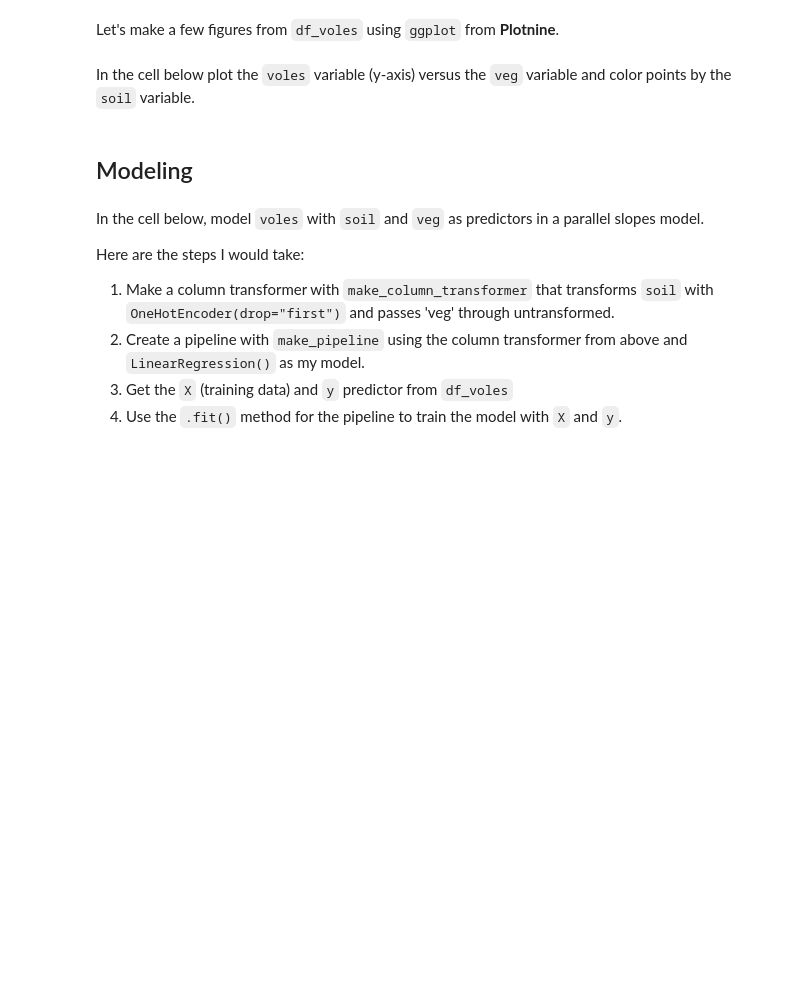
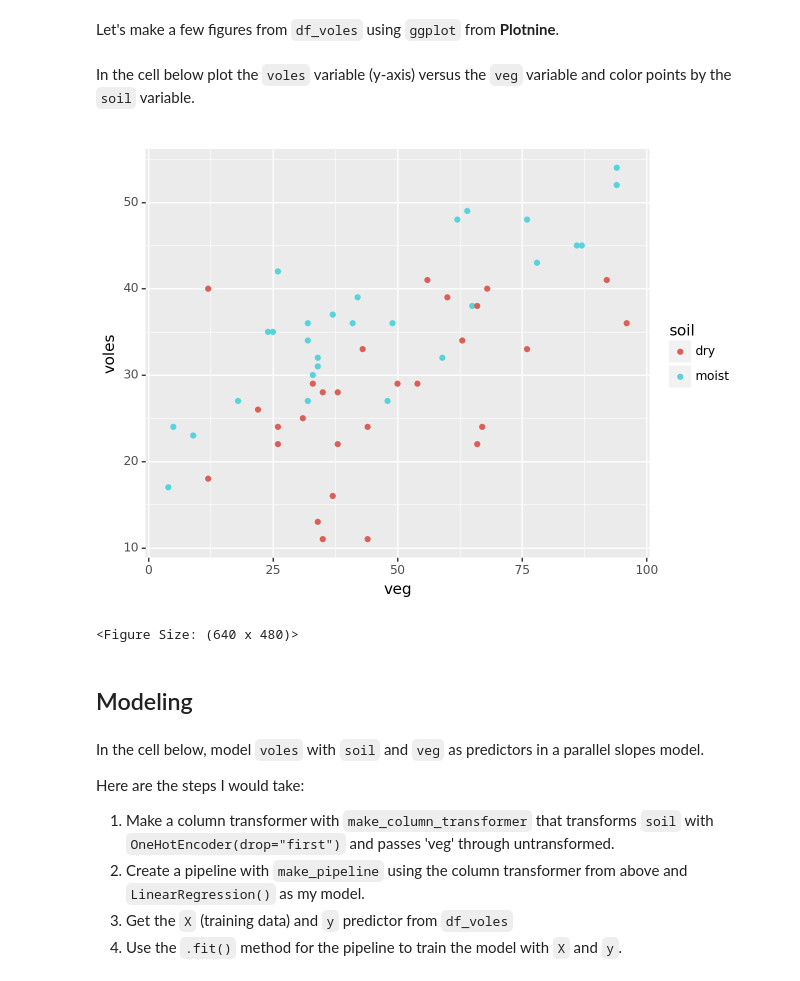
Before and after one commit to UNC-DATA-730/unit-6-assignment-williamsmaddie, a Jupyter notebook: assignment6.ipynb, the cells around one changed output. Saved outputs shown, nothing was run; the diff lists cells and outputs as text; code cells hidden in the pictures; blank space fills up the shorter version.

```diff
--- a/assignment6.ipynb
+++ b/assignment6.ipynb
@@ -14,3 +22,5 @@ Import the following items,
 Use `pd.read_csv` to read in data from the following URL: http://bit.ly/2IgDF0E. Capture the data into a dataframe called `df_voles`.
 
 ❗️Hint: just like in `R` we can read data directly from a URL.
+# %%
+df_voles = pd.read_csv('http://bit.ly/2IgDF0E')
@@ -29,6 +48,13 @@ The data contains the variables:
 Let's make a few figures from `df_voles` using `ggplot` from **Plotnine**.
 # %% [markdown]
 In the cell below plot the `voles` variable (y-axis) versus the `veg` variable and color points by the `soil` variable.
+# %%
+(ggplot(df_voles, aes(x="veg",y="voles",color="soil"))
++ geom_point()
+)
+# %% [output]
+[figure, added]
+<Figure Size: (640 x 480)>
 # %% [markdown]
 ## Modeling
 # %% [markdown]
```
Also changed, not shown: parts of 19 cells of this notebook.
